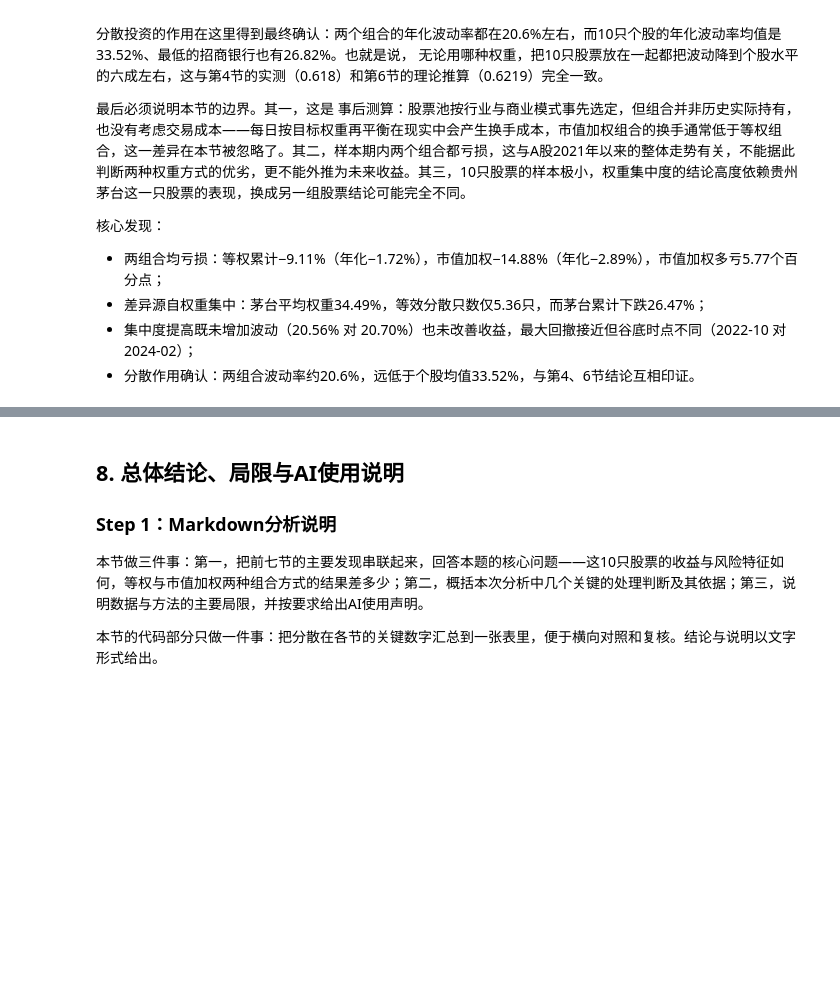
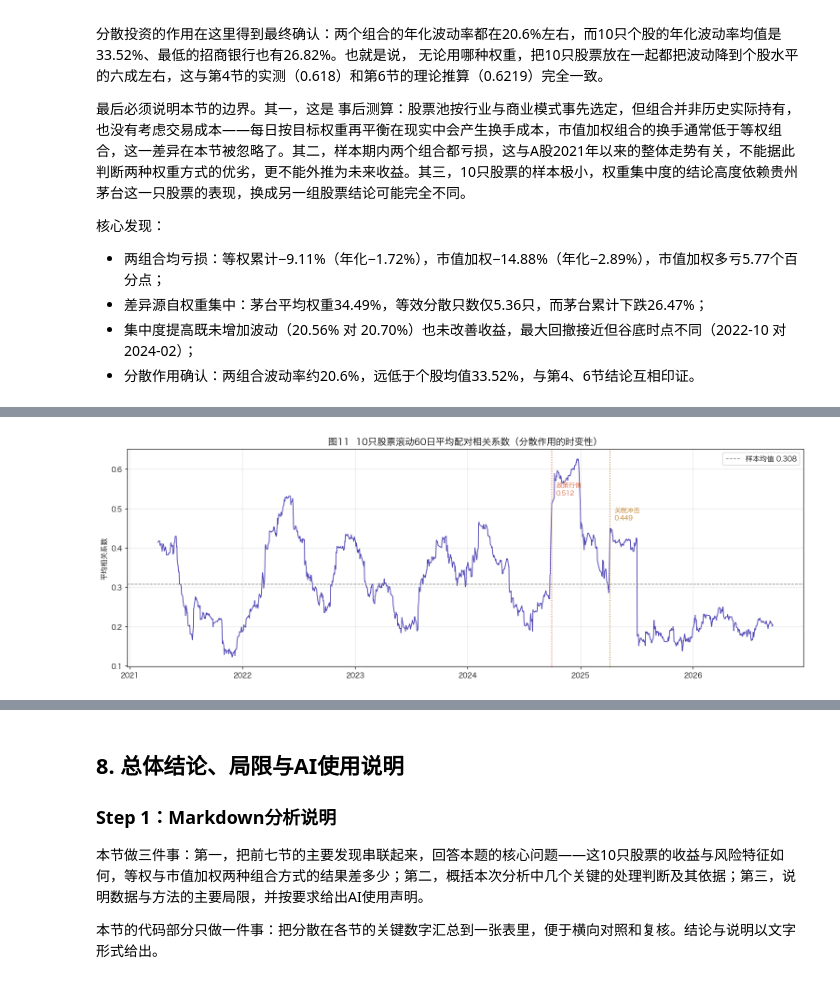
Before and after one commit to Jaremy112/fineco-homework, a Jupyter notebook: hw02-1/hw02-1.ipynb, the cells around one changed output, grey strips where cells are left out. Drawn from its saved outputs; the diff is of its cells as text; code cells hidden in the pictures; blank space fills up the shorter version.

```diff
--- a/hw02-1/hw02-1.ipynb
+++ b/hw02-1/hw02-1.ipynb
@@ -1556,0 +1680,22 @@ print("个股权重的最大值（单日）:", round(float(w_vw.max().max()), 4)
+# %%
+# 图9：滚动 60 日平均相关系数
+fig, ax = plt.subplots(figsize=(14, 5))
+ax.plot(roll_corr.index, roll_corr.values, color="#534AB7", linewidth=1.2)
+ax.axhline(roll_corr.mean(), color="#888780", linestyle="--", linewidth=1,
+           label="样本均值 %.3f" % roll_corr.mean())
+for dt, lab, col in [("2024-09-30", "政策行情", "#D85A30"), ("2025-04-07", "关税冲击", "#BA7517")]:
+    ts = pd.Timestamp(dt)
+    near = roll_corr.index[roll_corr.index <= ts]
+    if len(near):
+        x = near[-1]
+        ax.axvline(x, color=col, linestyle=":", linewidth=1.2)
+        ax.annotate(f"{lab}\n{roll_corr.loc[x]:.3f}", xy=(x, roll_corr.loc[x]),
+                    xytext=(6, 12), textcoords="offset points", fontsize=9, color=col)
+ax.set_title("图11  10只股票滚动60日平均配对相关系数（分散作用的时变性）", fontsize=13)
+ax.set_ylabel("平均相关系数")
+ax.legend(fontsize=10)
+ax.grid(alpha=0.3)
+fig.tight_layout()
+plt.show()
+# %% [output]
+[figure, added]
```
Also changed, not shown: parts of 10 cells of this notebook, 5 other files.
